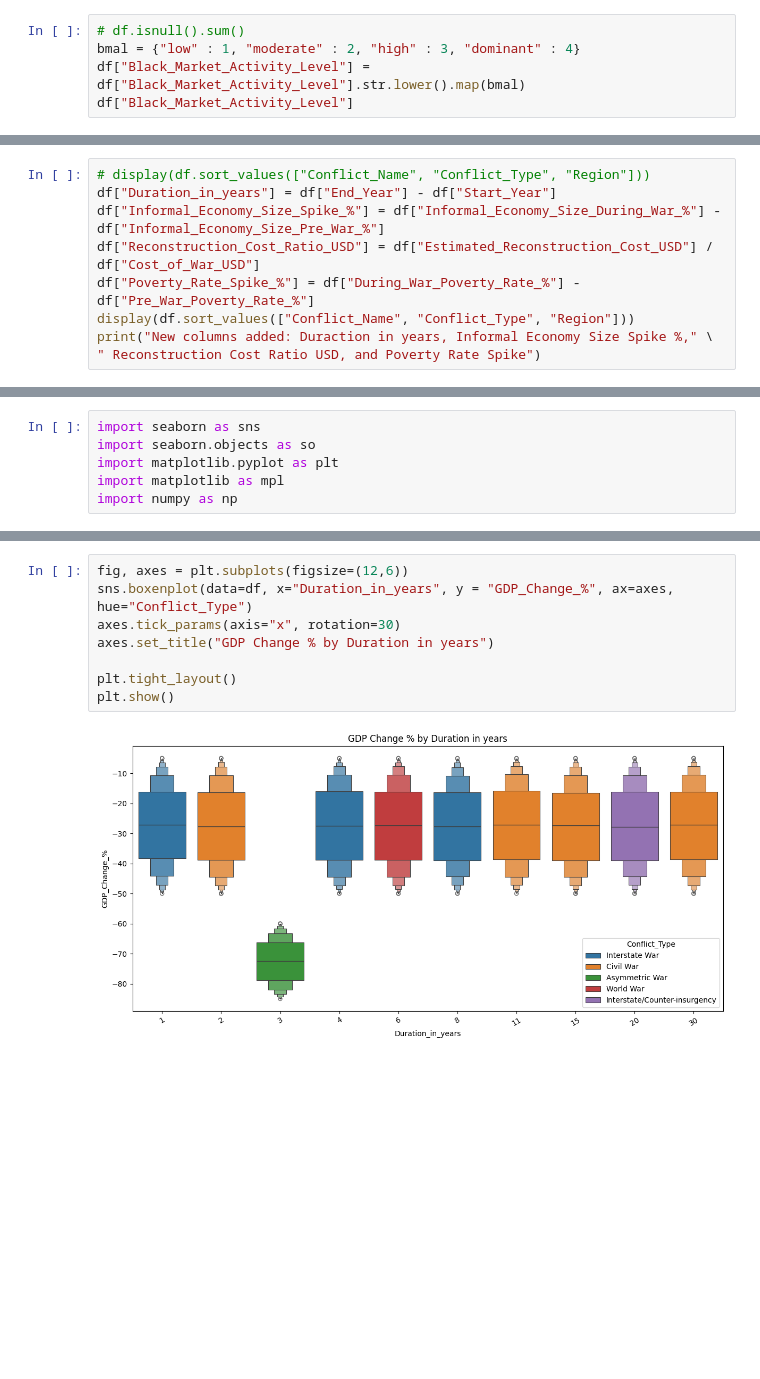
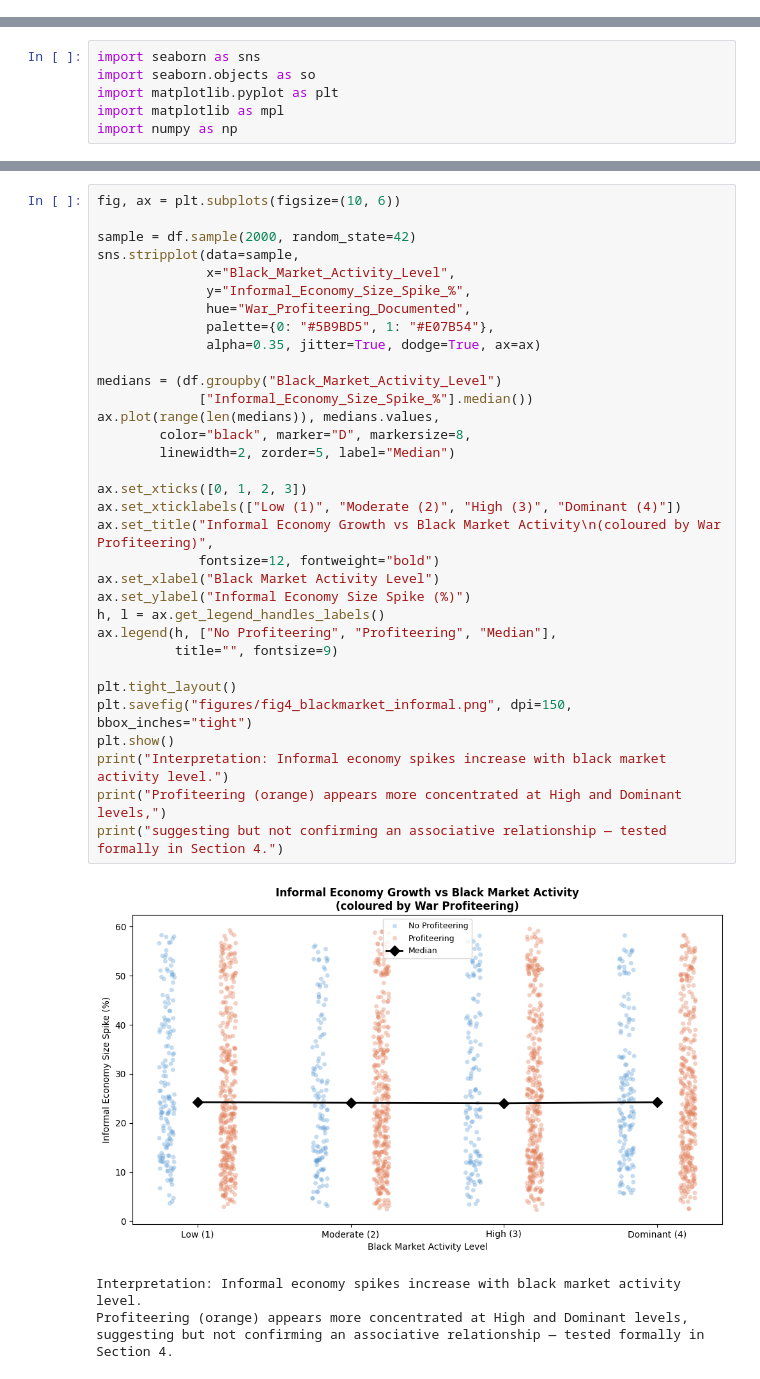
Before and after one commit to J2ckyo/4850-Final-Project, a Jupyter notebook: Data_Rangling.ipynb, the cells around one changed output, grey strips where cells are left out. Cells and saved outputs as stored; diff of their text form; blank space fills up the shorter version.

```diff
--- a/Data_Rangling.ipynb
+++ b/Data_Rangling.ipynb
@@ -118,5 +179,0 @@ Name: War_Profiteering_Documented, Length: 100000, dtype: int64
-# %%
-# df.isnull().sum()
-bmal = {"low" : 1, "moderate" : 2, "high" : 3, "dominant" : 4}
-df["Black_Market_Activity_Level"] = df["Black_Market_Activity_Level"].str.lower().map(bmal)
-df["Black_Market_Activity_Level"]
@@ -136,9 +179,0 @@ Name: Black_Market_Activity_Level, Length: 100000, dtype: int64
-# %%
-# display(df.sort_values(["Conflict_Name", "Conflict_Type", "Region"]))
-df["Duration_in_years"] = df["End_Year"] - df["Start_Year"]
-df["Informal_Economy_Size_Spike_%"] = df["Informal_Economy_Size_During_War_%"] - df["Informal_Economy_Size_Pre_War_%"]
-df["Reconstruction_Cost_Ratio_USD"] = df["Estimated_Reconstruction_Cost_USD"] / df["Cost_of_War_USD"]
-df["Poverty_Rate_Spike_%"] = df["During_War_Poverty_Rate_%"] - df["Pre_War_Poverty_Rate_%"]
-display(df.sort_values(["Conflict_Name", "Conflict_Type", "Region"]))
-print("New columns added: Duraction in years, Informal Economy Size Spike %," \
-" Reconstruction Cost Ratio USD, and Poverty Rate Spike")
@@ -281,10 +341,38 @@ plt.show()
 # %%
-fig, axes = plt.subplots(figsize=(12,6))
-sns.boxenplot(data=df, x="Duration_in_years", y = "GDP_Change_%", ax=axes, hue="Conflict_Type")
-axes.tick_params(axis="x", rotation=30)
-axes.set_title("GDP Change % by Duration in years")
+fig, ax = plt.subplots(figsize=(10, 6))
+
+sample = df.sample(2000, random_state=42)
+sns.stripplot(data=sample,
+              x="Black_Market_Activity_Level",
+              y="Informal_Economy_Size_Spike_%",
+              hue="War_Profiteering_Documented",
+              palette={0: "#5B9BD5", 1: "#E07B54"},
+              alpha=0.35, jitter=True, dodge=True, ax=ax)
+
+medians = (df.groupby("Black_Market_Activity_Level")
+             ["Informal_Economy_Size_Spike_%"].median())
+ax.plot(range(len(medians)), medians.values,
+        color="black", marker="D", markersize=8,
+        linewidth=2, zorder=5, label="Median")
+
+ax.set_xticks([0, 1, 2, 3])
+ax.set_xticklabels(["Low (1)", "Moderate (2)", "High (3)", "Dominant (4)"])
+ax.set_title("Informal Economy Growth vs Black Market Activity\n(coloured by War Profiteering)",
+             fontsize=12, fontweight="bold")
+ax.set_xlabel("Black Market Activity Level")
+ax.set_ylabel("Informal Economy Size Spike (%)")
+h, l = ax.get_legend_handles_labels()
+ax.legend(h, ["No Profiteering", "Profiteering", "Median"],
+          title="", fontsize=9)
 
 plt.tight_layout()
+plt.savefig("figures/fig4_blackmarket_informal.png", dpi=150, bbox_inches="tight")
 plt.show()
+print("Interpretation: Informal economy spikes increase with black market activity level.")
+print("Profiteering (orange) appears more concentrated at High and Dominant levels,")
+print("suggesting but not confirming an associative relationship — tested formally in Section 4.")
 # %% [output]
-[figure, old version]
+[figure, new version]
+Interpretation: Informal economy spikes increase with black market activity level.
+Profiteering (orange) appears more concentrated at High and Dominant levels,
+suggesting but not confirming an associative relationship — tested formally in Section 4.
```
Also changed, not shown: parts of 71 cells of this notebook.
